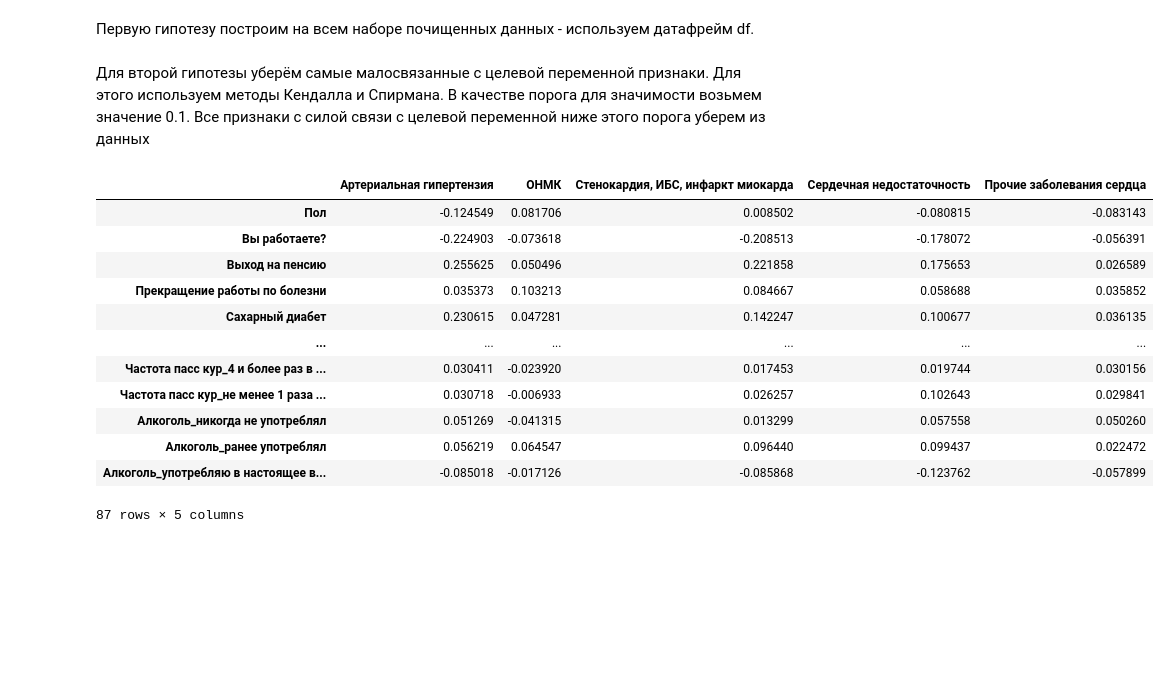
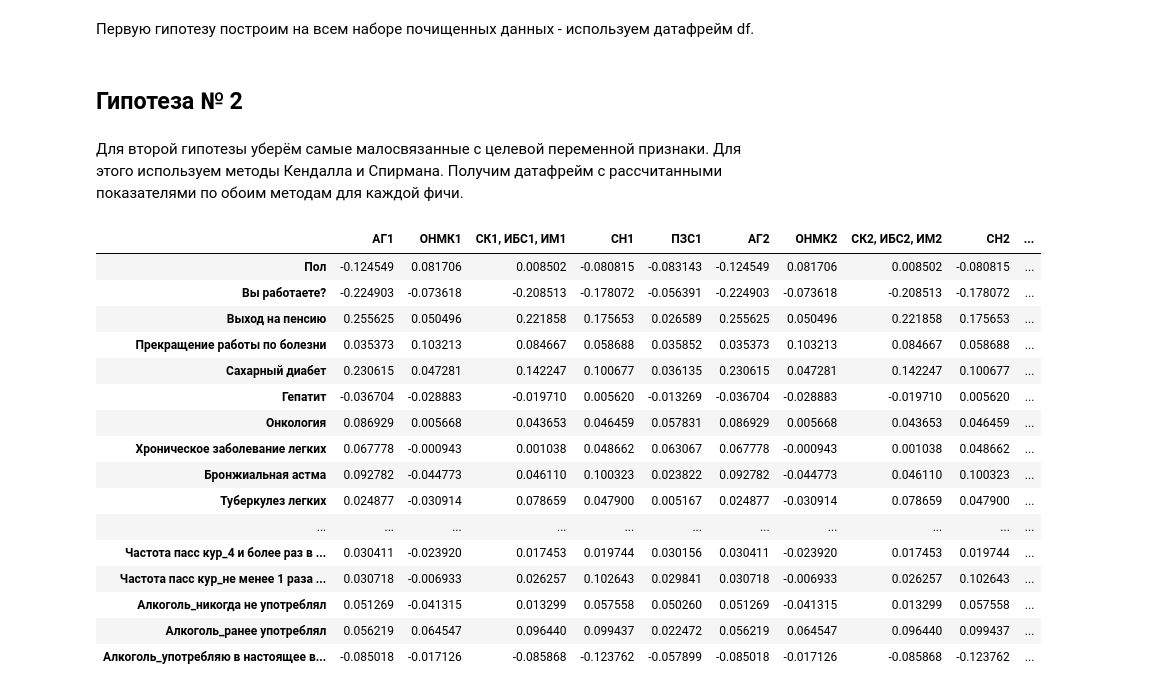
Before and after one commit to mic21053/AIchampionship, a Jupyter notebook: Championship.ipynb, the cells around one changed output. Saved outputs shown, nothing was run; the diff lists cells and outputs as text; code cells hidden in the pictures; blank space fills up the shorter version.

```diff
--- a/Championship.ipynb
+++ b/Championship.ipynb
@@ -4,6 +4,7 @@
 import pandas as pd
 from IPython.display import display
 pd.options.display.max_columns = None
+pd.options.display.max_rows = None
 import missingno as msno
 import numpy as np
 from datetime import datetime, timedelta
@@ -314,28 +315,38 @@ df.head()
 ## Гипотеза № 1
 # %% [markdown]
 Первую гипотезу построим на всем наборе почищенных данных - используем датафрейм df.
+# %% [markdown]
+## Гипотеза № 2
 # %% [markdown]
-Для второй гипотезы уберём самые малосвязанные с целевой переменной признаки. Для этого используем методы Кендалла и Спирмана. В качестве порога для значимости возьмем значение 0.1. Все признаки с силой связи с целевой переменной ниже этого порога уберем из данных
+Для второй гипотезы уберём самые малосвязанные с целевой переменной признаки. Для этого используем методы Кендалла и Спирмана. Получим датафрейм с рассчитанными показателями по обоим методам для каждой фичи.
 # %%
 corr_1 = df.corr(method='kendall')[['Артериальная гипертензия', 'ОНМК', 'Стенокардия, ИБС, инфаркт миокарда',\
                                   'Сердечная недостаточность', 'Прочие заболевания сердца']].rename(columns =\
-                                    {'Артериальная гипертензия':'АГ1', 'ОНМК':'ОНМК1', 'Стенокардия, ИБС, инфаркт миокарда'})
-# corr_2 = telecom_df.corr(method='spearman')['Churn'].rename('Churn_2')
-# corr_df = pd.concat([corr_1, corr_2], axis=1)
-# features_to_del = corr_df[(abs(corr_df['Churn_1']) < 0.1) & (abs(corr_df['Churn_2']) < 0.1)]
-# features_to_del
-corr_1
+                                    {'Артериальная гипертензия':'АГ1', 'ОНМК':'ОНМК1', 'Стенокардия, ИБС, инфаркт миокарда':\
+                                    'СК1, ИБС1, ИМ1', 'Сердечная недостаточность':'СН1', 'Прочие заболевания сердца':\
+                                    'ПЗС1'})
+corr_2 = df.corr(method='spearman')[['Артериальная гипертензия', 'ОНМК', 'Стенокардия, ИБС, инфаркт миокарда',\
+                                  'Сердечная недостаточность', 'Прочие заболевания сердца']].rename(columns =\
+                                    {'Артериальная гипертензия':'АГ2', 'ОНМК':'ОНМК2', 'Стенокардия, ИБС, инфаркт миокарда':\
+                                    'СК2, ИБС2, ИМ2', 'Сердечная недостаточность':'СН2', 'Прочие заболевания сердца':\
+                                    'ПЗС2'})
+corr_df = pd.concat([corr_1, corr_2], axis=1)
+corr_df
 # %% [output]
-|  | Артериальная гипертензия | ОНМК | Стенокардия, ИБС, инфаркт миокарда | Сердечная недостаточность | Прочие заболевания сердца |
-| Пол | -0.124549 | 0.081706 | 0.008502 | -0.080815 | -0.083143 |
-| Вы работаете? | -0.224903 | -0.073618 | -0.208513 | -0.178072 | -0.056391 |
-| Выход на пенсию | 0.255625 | 0.050496 | 0.221858 | 0.175653 | 0.026589 |
-| Прекращение работы по болезни | 0.035373 | 0.103213 | 0.084667 | 0.058688 | 0.035852 |
-| Сахарный диабет | 0.230615 | 0.047281 | 0.142247 | 0.100677 | 0.036135 |
-| ... | ... | ... | ... | ... | ... |
-| Частота пасс кур_4 и более раз в ... | 0.030411 | -0.023920 | 0.017453 | 0.019744 | 0.030156 |
-| Частота пасс кур_не менее 1 раза ... | 0.030718 | -0.006933 | 0.026257 | 0.102643 | 0.029841 |
-| Алкоголь_никогда не употреблял | 0.051269 | -0.041315 | 0.013299 | 0.057558 | 0.050260 |
-| Алкоголь_ранее употреблял | 0.056219 | 0.064547 | 0.096440 | 0.099437 | 0.022472 |
-| Алкоголь_употребляю в настоящее в... | -0.085018 | -0.017126 | -0.085868 | -0.123762 | -0.057899 |
+|  | АГ1 | ОНМК1 | СК1, ИБС1, ИМ1 | СН1 | ПЗС1 | АГ2 | ОНМК2 | СК2, ИБС2, ИМ2 | СН2 | ... |
+| Пол | -0.124549 | 0.081706 | 0.008502 | -0.080815 | -0.083143 | -0.124549 | 0.081706 | 0.008502 | -0.080815 | ... |
+| Вы работаете? | -0.224903 | -0.073618 | -0.208513 | -0.178072 | -0.056391 | -0.224903 | -0.073618 | -0.208513 | -0.178072 | ... |
+| Выход на пенсию | 0.255625 | 0.050496 | 0.221858 | 0.175653 | 0.026589 | 0.255625 | 0.050496 | 0.221858 | 0.175653 | ... |
+| Прекращение работы по болезни | 0.035373 | 0.103213 | 0.084667 | 0.058688 | 0.035852 | 0.035373 | 0.103213 | 0.084667 | 0.058688 | ... |
+| Сахарный диабет | 0.230615 | 0.047281 | 0.142247 | 0.100677 | 0.036135 | 0.230615 | 0.047281 | 0.142247 | 0.100677 | ... |
+| Гепатит | -0.036704 | -0.028883 | -0.019710 | 0.005620 | -0.013269 | -0.036704 | -0.028883 | -0.019710 | 0.005620 | ... |
+| Онкология | 0.086929 | 0.005668 | 0.043653 | 0.046459 | 0.057831 | 0.086929 | 0.005668 | 0.043653 | 0.046459 | ... |
+| Хроническое заболевание легких | 0.067778 | -0.000943 | 0.001038 | 0.048662 | 0.063067 | 0.067778 | -0.000943 | 0.001038 | 0.048662 | ... |
+| Бронжиальная астма | 0.092782 | -0.044773 | 0.046110 | 0.100323 | 0.023822 | 0.092782 | -0.044773 | 0.046110 | 0.100323 | ... |
+| Туберкулез легких | 0.024877 | -0.030914 | 0.078659 | 0.047900 | 0.005167 | 0.024877 | -0.030914 | 0.078659 | 0.047900 | ... |
+| ... | ... | ... | ... | ... | ... | ... | ... | ... | ... | ... |
+| Частота пасс кур_4 и более раз в ... | 0.030411 | -0.023920 | 0.017453 | 0.019744 | 0.030156 | 0.030411 | -0.023920 | 0.017453 | 0.019744 | ... |
+| Частота пасс кур_не менее 1 раза ... | 0.030718 | -0.006933 | 0.026257 | 0.102643 | 0.029841 | 0.030718 | -0.006933 | 0.026257 | 0.102643 | ... |
+| Алкоголь_никогда не употреблял | 0.051269 | -0.041315 | 0.013299 | 0.057558 | 0.050260 | 0.051269 | -0.041315 | 0.013299 | 0.057558 | ... |
+| Алкоголь_ранее употреблял | 0.056219 | 0.064547 | 0.096440 | 0.099437 | 0.022472 | 0.056219 | 0.064547 | 0.096440 | 0.099437 | ... |
+| Алкоголь_употребляю в настоящее в... | -0.085018 | -0.017126 | -0.085868 | -0.123762 | -0.057899 | -0.085018 | -0.017126 | -0.085868 | -0.123762 | ... |
-87 rows × 5 columns
```
Also changed, not shown: parts of 8 cells of this notebook.
